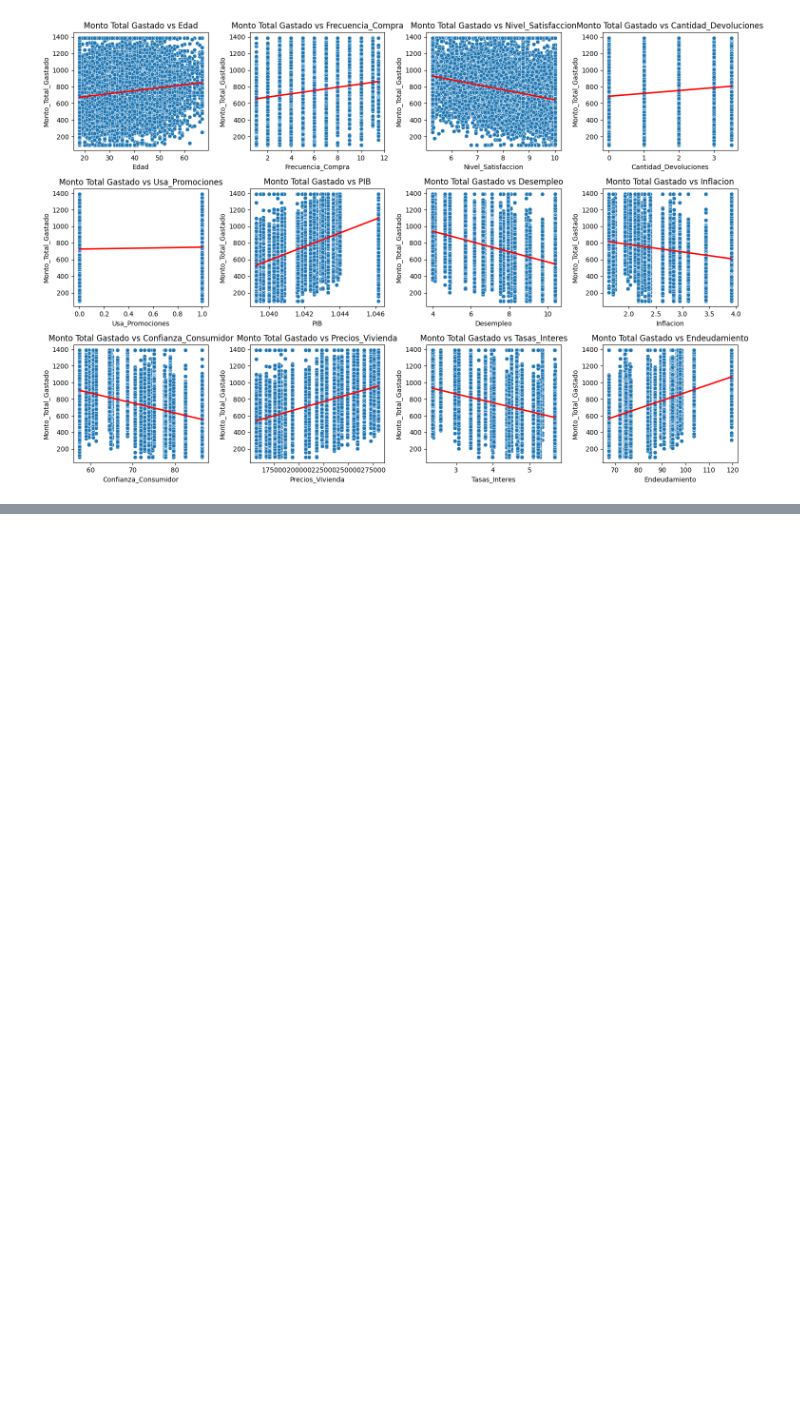
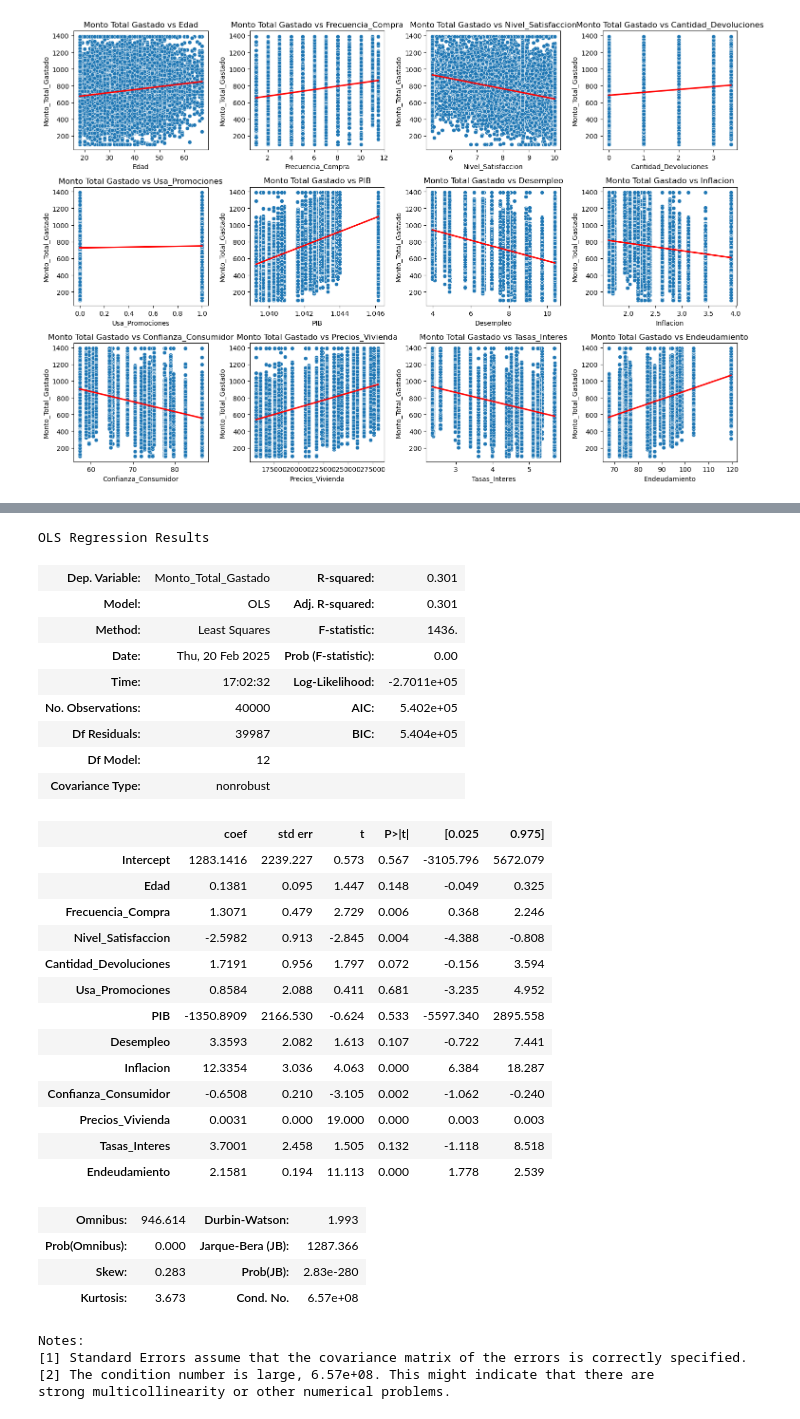
Before and after one commit to sebas3261/analitica, a Jupyter notebook: Untitled.ipynb, the cells around one changed output, grey strips where cells are left out. Saved outputs shown, nothing was run; the diff lists cells and outputs as text; code cells hidden in the pictures; blank space fills up the shorter version.

```diff
--- a/Untitled.ipynb
+++ b/Untitled.ipynb
@@ -324,0 +411,35 @@ Text(0.5, 1.0, 'Matriz de correlación')
+# %%
+lm2.summary()
+# %% [output]
+OLS Regression Results
+| Dep. Variable: | Monto_Total_Gastado | R-squared: | 0.301 |
+| Model: | OLS | Adj. R-squared: | 0.301 |
+| Method: | Least Squares | F-statistic: | 1436. |
+| Date: | Thu, 20 Feb 2025 | Prob (F-statistic): | 0.00 |
+| Time: | 17:02:32 | Log-Likelihood: | -2.7011e+05 |
+| No. Observations: | 40000 | AIC: | 5.402e+05 |
+| Df Residuals: | 39987 | BIC: | 5.404e+05 |
+| Df Model: | 12 |  |  |
+| Covariance Type: | nonrobust |  |  |
+|  | coef | std err | t | P>|t| | [0.025 | 0.975] |
+| Intercept | 1283.1416 | 2239.227 | 0.573 | 0.567 | -3105.796 | 5672.079 |
+| Edad | 0.1381 | 0.095 | 1.447 | 0.148 | -0.049 | 0.325 |
+| Frecuencia_Compra | 1.3071 | 0.479 | 2.729 | 0.006 | 0.368 | 2.246 |
+| Nivel_Satisfaccion | -2.5982 | 0.913 | -2.845 | 0.004 | -4.388 | -0.808 |
+| Cantidad_Devoluciones | 1.7191 | 0.956 | 1.797 | 0.072 | -0.156 | 3.594 |
+| Usa_Promociones | 0.8584 | 2.088 | 0.411 | 0.681 | -3.235 | 4.952 |
+| PIB | -1350.8909 | 2166.530 | -0.624 | 0.533 | -5597.340 | 2895.558 |
+| Desempleo | 3.3593 | 2.082 | 1.613 | 0.107 | -0.722 | 7.441 |
+| Inflacion | 12.3354 | 3.036 | 4.063 | 0.000 | 6.384 | 18.287 |
+| Confianza_Consumidor | -0.6508 | 0.210 | -3.105 | 0.002 | -1.062 | -0.240 |
+| Precios_Vivienda | 0.0031 | 0.000 | 19.000 | 0.000 | 0.003 | 0.003 |
+| Tasas_Interes | 3.7001 | 2.458 | 1.505 | 0.132 | -1.118 | 8.518 |
+| Endeudamiento | 2.1581 | 0.194 | 11.113 | 0.000 | 1.778 | 2.539 |
+| Omnibus: | 946.614 | Durbin-Watson: | 1.993 |
+| Prob(Omnibus): | 0.000 | Jarque-Bera (JB): | 1287.366 |
+| Skew: | 0.283 | Prob(JB): | 2.83e-280 |
+| Kurtosis: | 3.673 | Cond. No. | 6.57e+08 |
+Notes:
+[1] Standard Errors assume that the covariance matrix of the errors is correctly specified.
+[2] The condition number is large, 6.57e+08. This might indicate that there are
+strong multicollinearity or other numerical problems.
```
Also changed, not shown: parts of 16 cells of this notebook.
